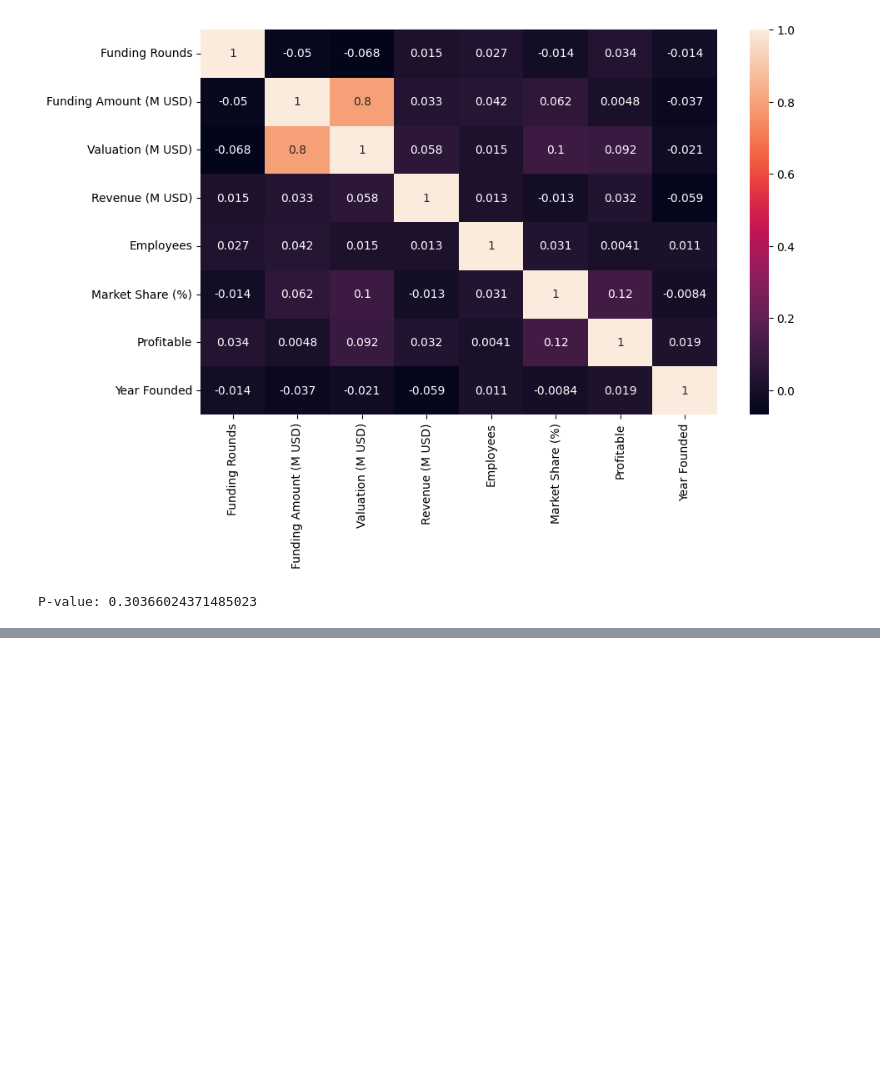
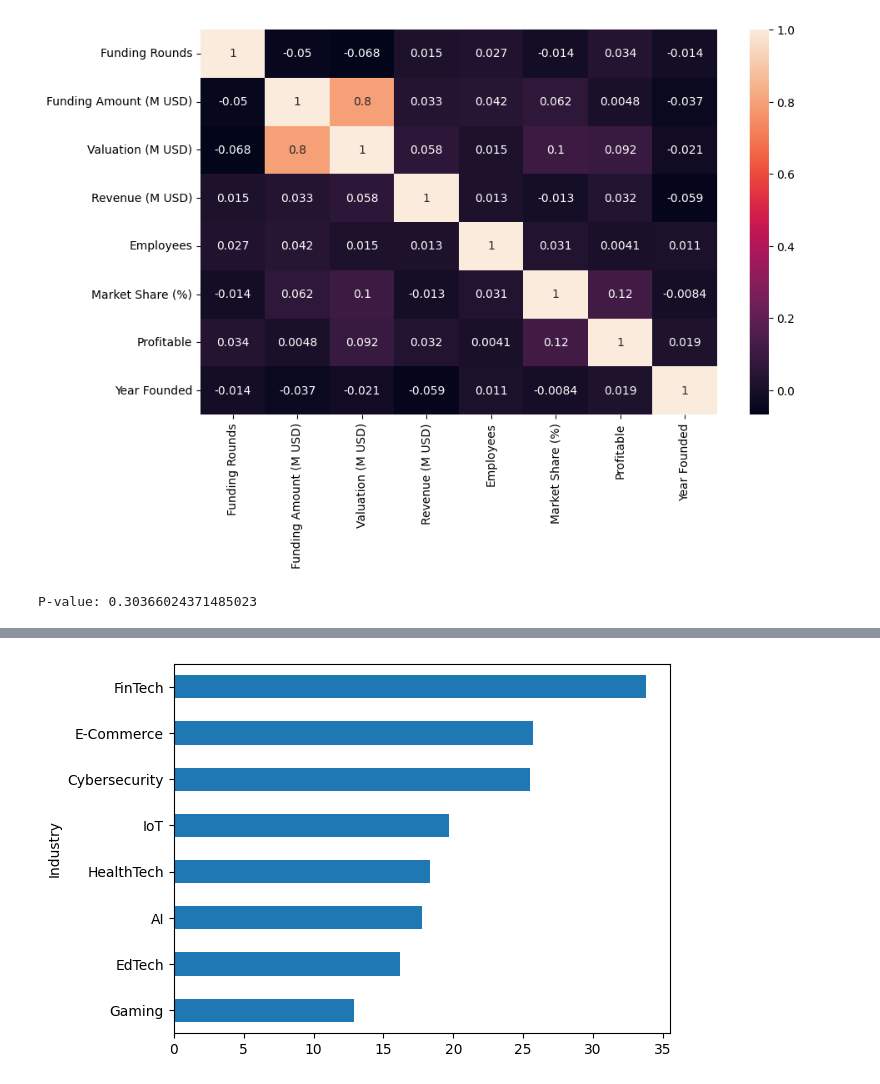
Before and after one commit to roshinivj22/README.md, a Jupyter notebook: startup funding.ipynb, the cells around one changed output, grey strips where cells are left out. Cells and saved outputs as stored; diff of their text form; code cells hidden in the pictures; blank space fills up the shorter version.

```diff
--- a/startup funding.ipynb
+++ b/startup funding.ipynb
@@ -113,0 +133,5 @@ P-value: 0.30366024371485023
+# %%
+industry_prob.sort_values().plot(kind='barh')
+plt.show()
+# %% [output]
+[figure, added]
```
Also changed, not shown: parts of 5 cells of this notebook.
